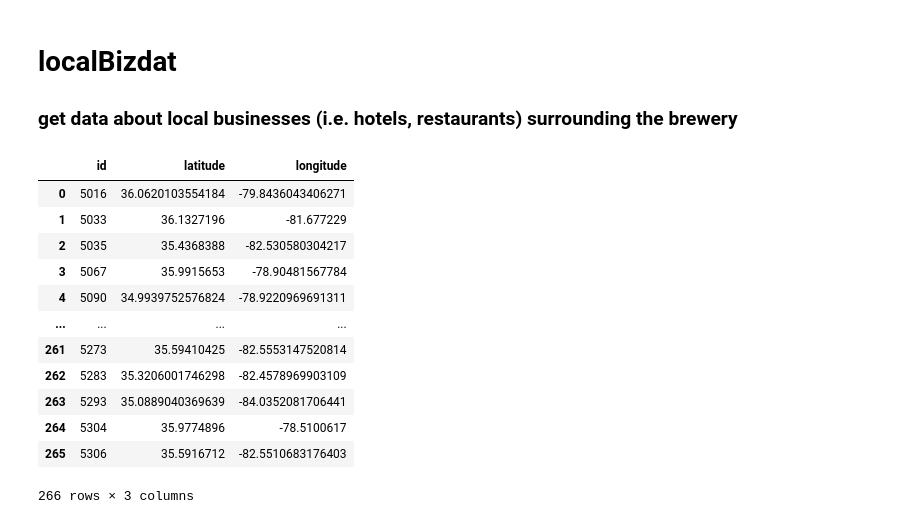
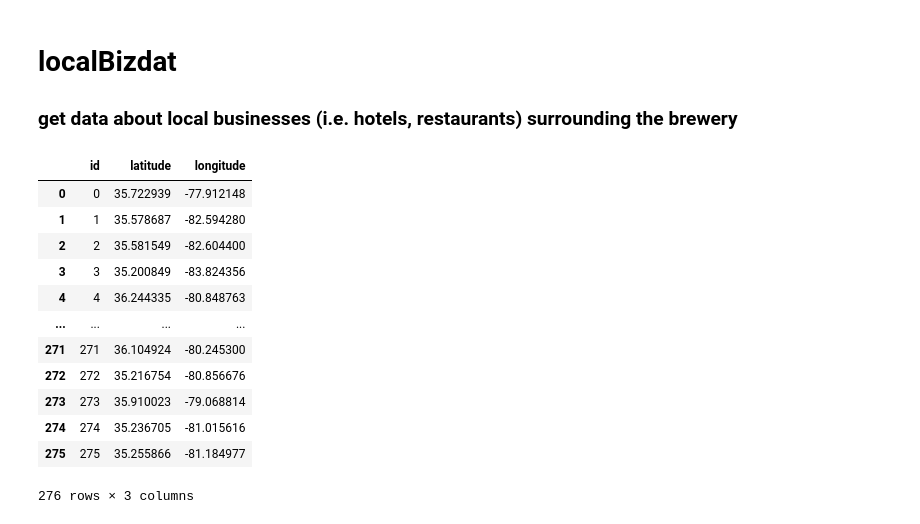
Before and after one commit to kodesiba/brew-venturing, a Jupyter notebook: dataCollection/localBizdat.ipynb, the cells around one changed output. Drawn from its saved outputs; the diff is of its cells as text; code cells hidden in the pictures.

```diff
--- a/dataCollection/localBizdat.ipynb
+++ b/dataCollection/localBizdat.ipynb
@@ -23,22 +23,22 @@ Base.prepare(engine, reflect=True)
 session = Session(engine)
 # %%
 #create dataframe
-brew_df = pd.read_sql_query("SELECT id, latitude, longitude FROM breweries", con=engine)
+brew_df = pd.read_sql_query("SELECT id, latitude, longitude FROM business", con=engine)
 brew_df
 # %% [output]
 |  | id | latitude | longitude |
-| 0 | 5016 | 36.0620103554184 | -79.8436043406271 |
-| 1 | 5033 | 36.1327196 | -81.677229 |
-| 2 | 5035 | 35.4368388 | -82.530580304217 |
-| 3 | 5067 | 35.9915653 | -78.90481567784 |
-| 4 | 5090 | 34.9939752576824 | -78.9220969691311 |
+| 0 | 0 | 35.722939 | -77.912148 |
+| 1 | 1 | 35.578687 | -82.594280 |
+| 2 | 2 | 35.581549 | -82.604400 |
+| 3 | 3 | 35.200849 | -83.824356 |
+| 4 | 4 | 36.244335 | -80.848763 |
 | ... | ... | ... | ... |
-| 261 | 5273 | 35.59410425 | -82.5553147520814 |
-| 262 | 5283 | 35.3206001746298 | -82.4578969903109 |
-| 263 | 5293 | 35.0889040369639 | -84.0352081706441 |
-| 264 | 5304 | 35.9774896 | -78.5100617 |
-| 265 | 5306 | 35.5916712 | -82.5510683176403 |
+| 271 | 271 | 36.104924 | -80.245300 |
+| 272 | 272 | 35.216754 | -80.856676 |
+| 273 | 273 | 35.910023 | -79.068814 |
+| 274 | 274 | 35.236705 | -81.015616 |
+| 275 | 275 | 35.255866 | -81.184977 |
-266 rows × 3 columns
+276 rows × 3 columns
 # %%
 #set base url for api call
 base_url = "https://maps.googleapis.com/maps/api/place/nearbysearch/json"
```
Also changed, not shown: parts of 2 cells of this notebook, 8 other files.
